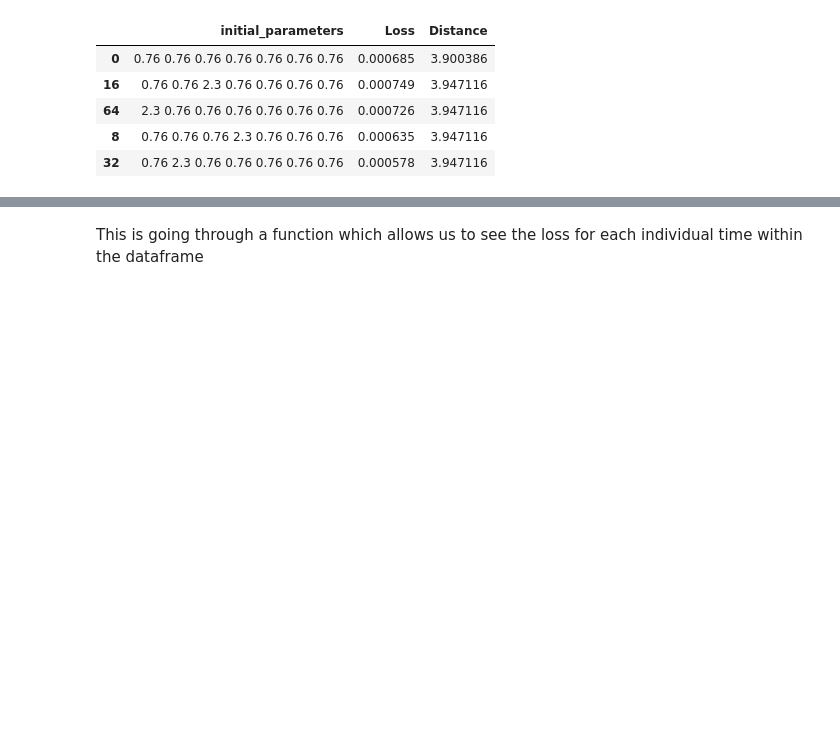
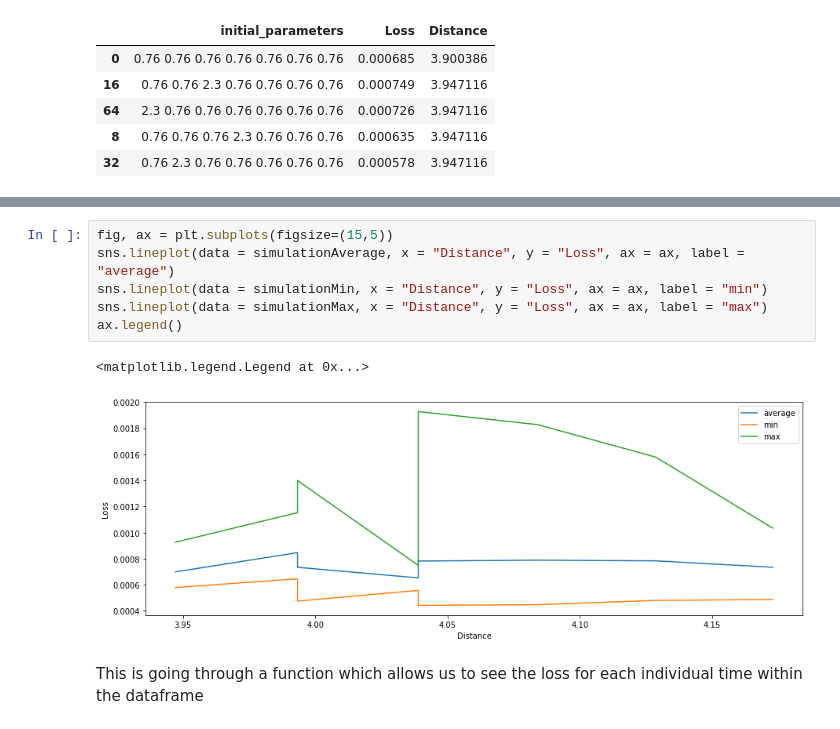
Before and after one commit to runnily/3095-Simulations-of-hybrid-systems-using-neural-networks, a Jupyter notebook: plots/dynamic systems/Laub Loomis.ipynb, the cells around one changed output, grey strips where cells are left out. Cells and saved outputs as stored; diff of their text form; blank space fills up the shorter version.

```diff
--- a/plots/dynamic systems/Laub Loomis.ipynb
+++ b/plots/dynamic systems/Laub Loomis.ipynb
@@ -327,3 +332,12 @@ simulaPlots("Loss", "initial_parameters", simulationLoss, figsize = (10,30), pos
+# %%
+fig, ax = plt.subplots(figsize=(15,5))
+sns.lineplot(data = simulationAverage, x = "Distance", y = "Loss", ax = ax, label = "average")
+sns.lineplot(data = simulationMin, x = "Distance", y = "Loss", ax = ax, label = "min")
+sns.lineplot(data = simulationMax, x = "Distance", y = "Loss", ax = ax, label = "max")
+ax.legend()
+# %% [output]
+<matplotlib.legend.Legend at 0x...>
+[figure, added]
 # %% [markdown]
 This is going through a function which allows us to see the loss for each individual time within the dataframe
 # %%
```
Also changed, not shown: parts of 7 cells of this notebook, 6 other files.
